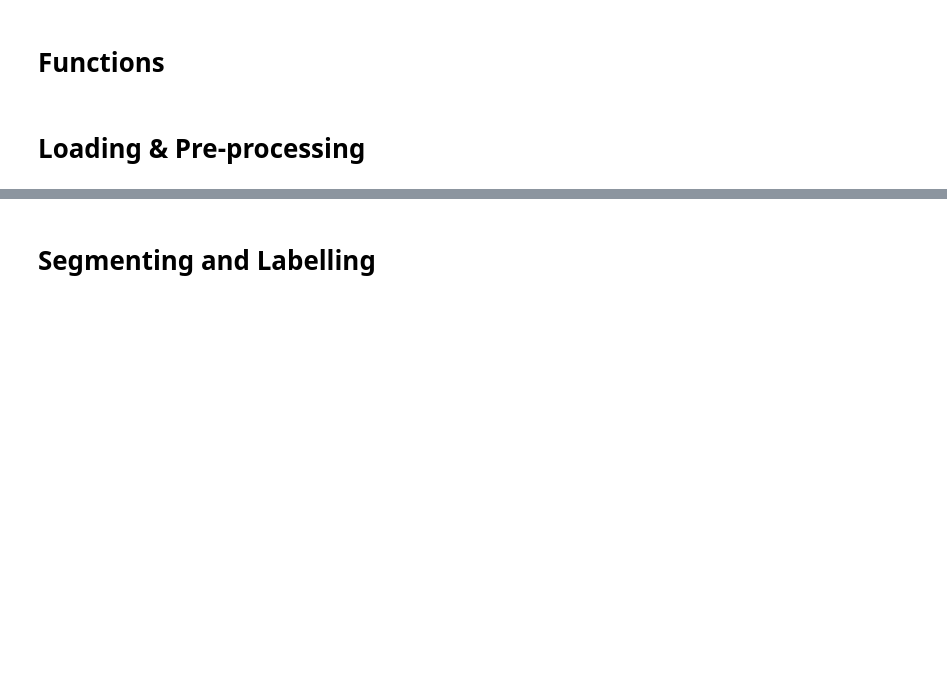
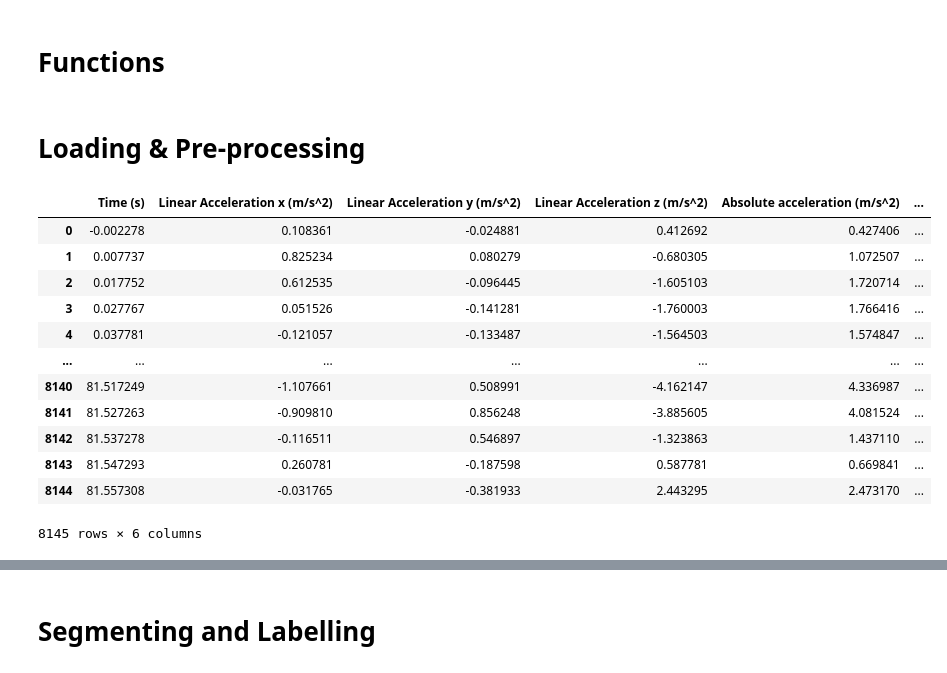
Before and after one commit to aghassel/Activity-Tracking-Project, a Jupyter notebook: features_classification.ipynb, the cells around one changed output, grey strips where cells are left out. Drawn from its saved outputs; the diff is of its cells as text; code cells hidden in the pictures; blank space fills up the shorter version.

```diff
--- a/features_classification.ipynb
+++ b/features_classification.ipynb
@@ -132 +133,17 @@ preprocessed_data = [remove_five_seconds_rolling(df, 20) for df in labeled_data]
 normalized_data = [normalize_data(df) for df in preprocessed_data]
+# %%
+labeled_data[0]
+# %% [output]
+|  | Time (s) | Linear Acceleration x (m/s^2) | Linear Acceleration y (m/s^2) | Linear Acceleration z (m/s^2) | Absolute acceleration (m/s^2) | ... |
+| 0 | -0.002278 | 0.108361 | -0.024881 | 0.412692 | 0.427406 | ... |
+| 1 | 0.007737 | 0.825234 | 0.080279 | -0.680305 | 1.072507 | ... |
+| 2 | 0.017752 | 0.612535 | -0.096445 | -1.605103 | 1.720714 | ... |
+| 3 | 0.027767 | 0.051526 | -0.141281 | -1.760003 | 1.766416 | ... |
+| 4 | 0.037781 | -0.121057 | -0.133487 | -1.564503 | 1.574847 | ... |
+| ... | ... | ... | ... | ... | ... | ... |
+| 8140 | 81.517249 | -1.107661 | 0.508991 | -4.162147 | 4.336987 | ... |
+| 8141 | 81.527263 | -0.909810 | 0.856248 | -3.885605 | 4.081524 | ... |
+| 8142 | 81.537278 | -0.116511 | 0.546897 | -1.323863 | 1.437110 | ... |
+| 8143 | 81.547293 | 0.260781 | -0.187598 | 0.587781 | 0.669841 | ... |
+| 8144 | 81.557308 | -0.031765 | -0.381933 | 2.443295 | 2.473170 | ... |
+8145 rows × 6 columns
```
Also changed, not shown: parts of 17 cells of this notebook.
